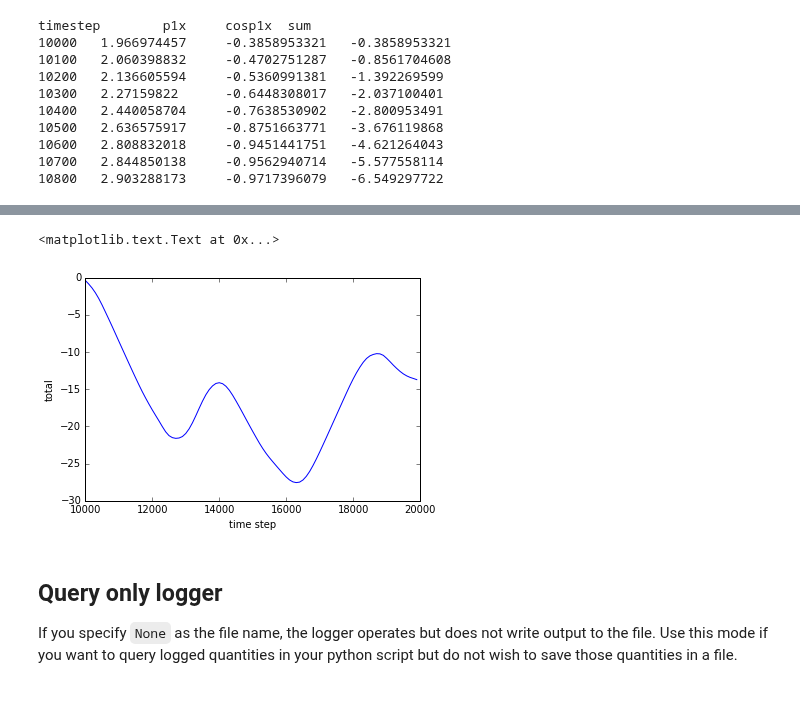
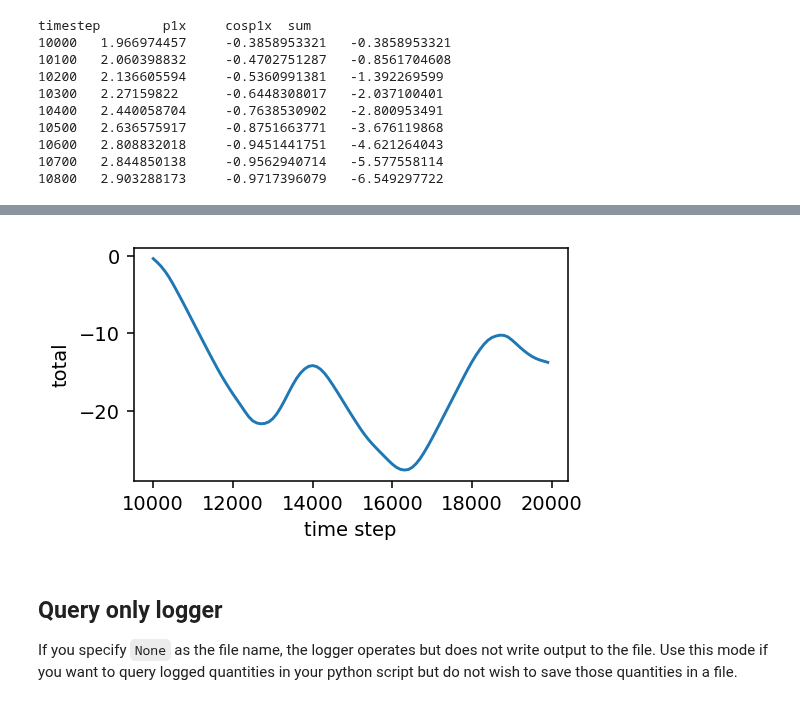
Before and after one commit to glotzerlab/hoomd-examples, a Jupyter notebook: Output - Log quantities to a file.ipynb, the cells around one changed output, grey strips where cells are left out. Saved outputs shown, nothing was run; the diff lists cells and outputs as text; code cells hidden in the pictures.

```diff
--- a/Output - Log quantities to a file.ipynb
+++ b/Output - Log quantities to a file.ipynb
@@ -165,10 +169,10 @@ pyplot.ylabel('cos(p1x)')
 # %%
-pyplot.plot(data[:,0], data[:,3])
-pyplot.xlabel('time step')
-pyplot.ylabel('total')
+pyplot.figure(figsize=(4,2.2), dpi=140);
+pyplot.plot(data[:,0], data[:,3]);
+pyplot.xlabel('time step');
+pyplot.ylabel('total');
 # %% [output]
-<matplotlib.text.Text at 0x...>
-[figure, old version]
+[figure, new version]
 # %% [markdown]
 ## Query only logger
 
```
Also changed, not shown: parts of 20 cells of this notebook, 30 other files.
